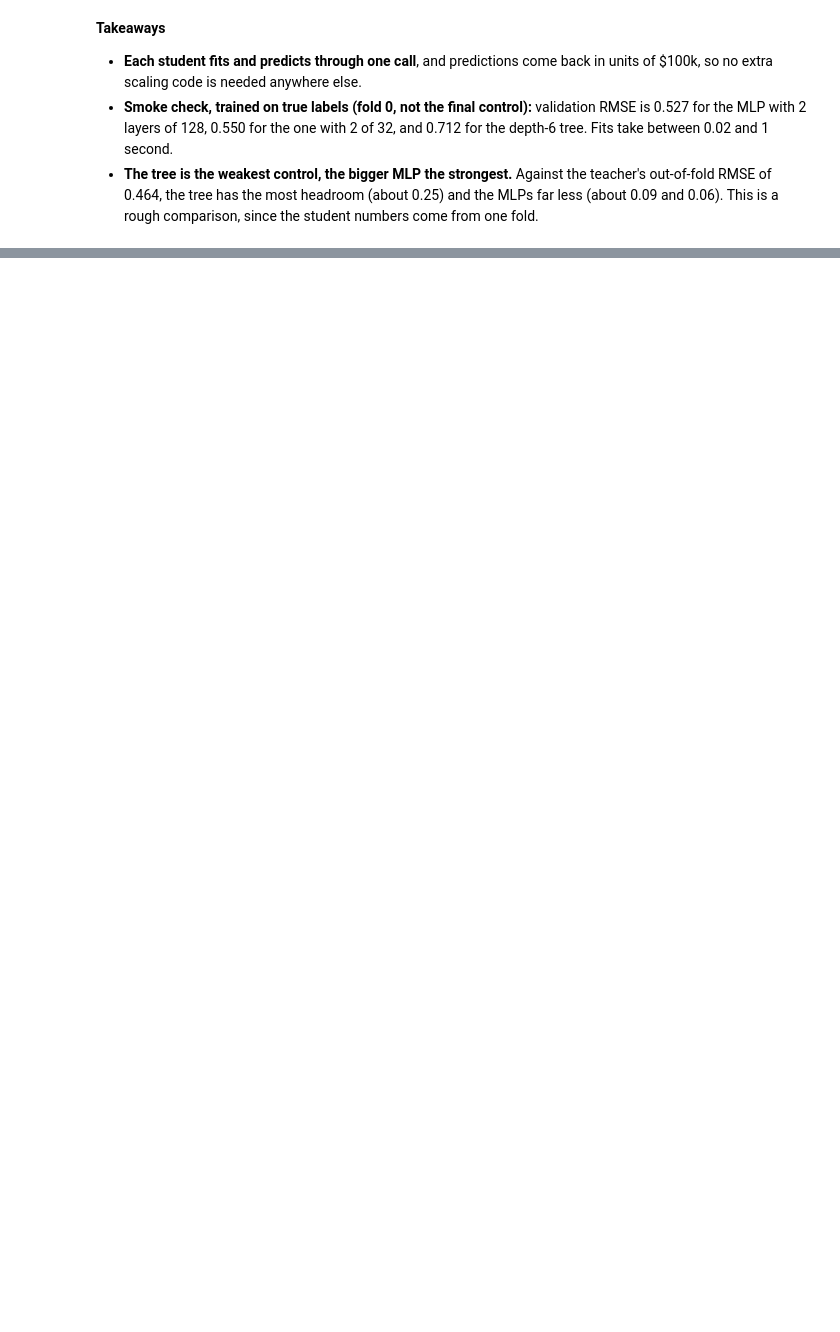
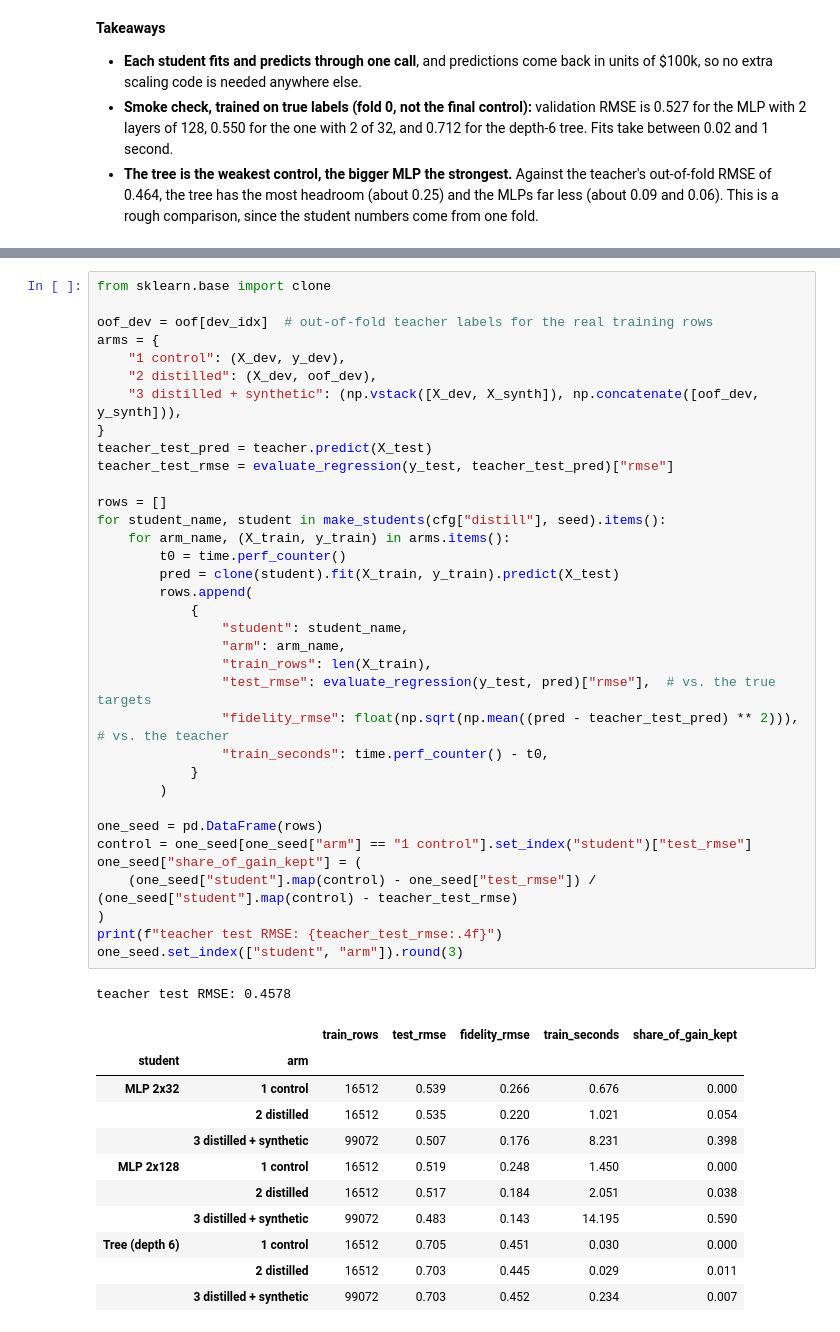
Before and after one commit to minhbtnguyen/ensemble-distillation, a Jupyter notebook: notebooks/distillation.ipynb, the cells around one changed output, grey strips where cells are left out. Drawn from its saved outputs; the diff is of its cells as text; blank space fills up the shorter version.

Commit message:
feat: add three training arms, one-seed run

```diff
--- a/notebooks/distillation.ipynb
+++ b/notebooks/distillation.ipynb
@@ -258,0 +270,48 @@ pd.DataFrame(rows).set_index("student").round(3)
+# %%
+from sklearn.base import clone
+
+oof_dev = oof[dev_idx]  # out-of-fold teacher labels for the real training rows
+arms = {
+    "1 control": (X_dev, y_dev),
+    "2 distilled": (X_dev, oof_dev),
+    "3 distilled + synthetic": (np.vstack([X_dev, X_synth]), np.concatenate([oof_dev, y_synth])),
+}
+teacher_test_pred = teacher.predict(X_test)
+teacher_test_rmse = evaluate_regression(y_test, teacher_test_pred)["rmse"]
+
+rows = []
+for student_name, student in make_students(cfg["distill"], seed).items():
+    for arm_name, (X_train, y_train) in arms.items():
+        t0 = time.perf_counter()
+        pred = clone(student).fit(X_train, y_train).predict(X_test)
+        rows.append(
+            {
+                "student": student_name,
+                "arm": arm_name,
+                "train_rows": len(X_train),
+                "test_rmse": evaluate_regression(y_test, pred)["rmse"],  # vs. the true targets
+                "fidelity_rmse": float(np.sqrt(np.mean((pred - teacher_test_pred) ** 2))),  # vs. the teacher
+                "train_seconds": time.perf_counter() - t0,
+            }
+        )
+
+one_seed = pd.DataFrame(rows)
+control = one_seed[one_seed["arm"] == "1 control"].set_index("student")["test_rmse"]
+one_seed["share_of_gain_kept"] = (
+    (one_seed["student"].map(control) - one_seed["test_rmse"]) / (one_seed["student"].map(control) - teacher_test_rmse)
+)
+print(f"teacher test RMSE: {teacher_test_rmse:.4f}")
+one_seed.set_index(["student", "arm"]).round(3)
+# %% [output]
+teacher test RMSE: 0.4578
+|  |  | train_rows | test_rmse | fidelity_rmse | train_seconds | share_of_gain_kept |
+| student | arm |  |  |  |  |  |
+| MLP 2x32 | 1 control | 16512 | 0.539 | 0.266 | 0.676 | 0.000 |
+|  | 2 distilled | 16512 | 0.535 | 0.220 | 1.021 | 0.054 |
+|  | 3 distilled + synthetic | 99072 | 0.507 | 0.176 | 8.231 | 0.398 |
+| MLP 2x128 | 1 control | 16512 | 0.519 | 0.248 | 1.450 | 0.000 |
+|  | 2 distilled | 16512 | 0.517 | 0.184 | 2.051 | 0.038 |
+|  | 3 distilled + synthetic | 99072 | 0.483 | 0.143 | 14.195 | 0.590 |
+| Tree (depth 6) | 1 control | 16512 | 0.705 | 0.451 | 0.030 | 0.000 |
+|  | 2 distilled | 16512 | 0.703 | 0.445 | 0.029 | 0.011 |
+|  | 3 distilled + synthetic | 99072 | 0.703 | 0.452 | 0.234 | 0.007 |
```
Also changed, not shown: parts of 3 cells of this notebook, 1 other file.
